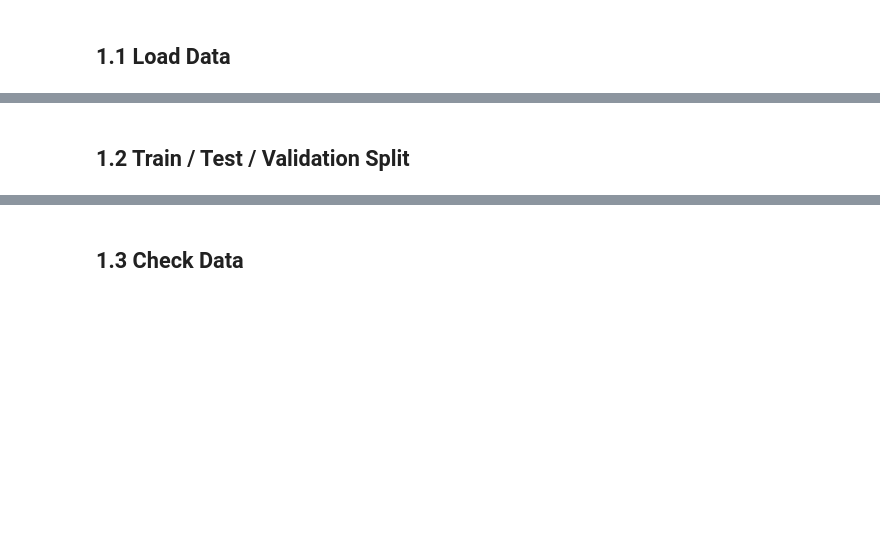
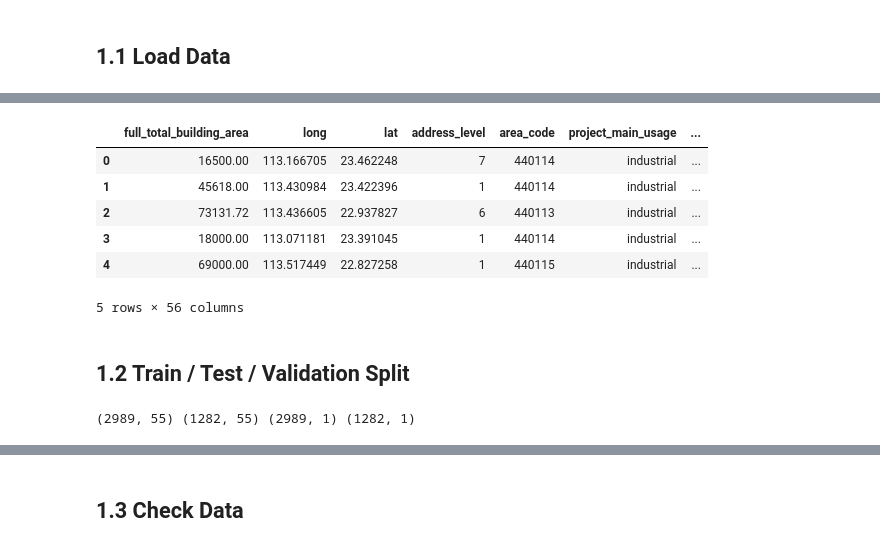
Before and after one commit to AthenaFlora/pytorch_neural_networks, a Jupyter notebook: notebooks/01_Regression/00_PyTorch_Regression.ipynb, the cells around one changed output, grey strips where cells are left out. Saved outputs shown, nothing was run; the diff lists cells and outputs as text; code cells hidden in the pictures; blank space fills up the shorter version.

```diff
--- a/notebooks/01_Regression/00_PyTorch_Regression.ipynb
+++ b/notebooks/01_Regression/00_PyTorch_Regression.ipynb
@@ -22,8 +31,8 @@ In this notebook we try to predict the median value of owner-occupied homes in $
 # %%
 # Define filepath
 file_path = os.path.join(os.path.dirname(os.path.dirname(os.getcwd())), 'data', 'housing')
-file_name = 'data_housing.csv'
+file_name = 'new_projects_data.csv'
+file_name = r'D:\Github\AthenaFlora\York\IndependentResearchProject\Train\Data\remove_outlier.csv'
 # %%
-# Load csv data
 df_housing = pd.read_csv(os.path.join(file_path, file_name), sep=',', encoding='utf-8')
-df_housing = df_housing.drop('B', axis=1)
+print(df_housing.columns)
@@ -29,0 +57,10 @@ df_housing = df_housing.drop('B', axis=1)
+# %%
+df_housing.head()
+# %% [output]
+|  | full_total_building_area | long | lat | address_level | area_code | project_main_usage | ... |
+| 0 | 16500.00 | 113.166705 | 23.462248 | 7 | 440114 | industrial | ... |
+| 1 | 45618.00 | 113.430984 | 23.422396 | 1 | 440114 | industrial | ... |
+| 2 | 73131.72 | 113.436605 | 22.937827 | 6 | 440113 | industrial | ... |
+| 3 | 18000.00 | 113.071181 | 23.391045 | 1 | 440114 | industrial | ... |
+| 4 | 69000.00 | 113.517449 | 22.827258 | 1 | 440115 | industrial | ... |
+5 rows × 56 columns
@@ -37,5 +115,10 @@ X, y = df_housing.drop('MEDV', axis=1), df_housing[['MEDV']]
 X_train, X_test, y_train, y_test = train_test_split(X,
                                                     y,
                                                     test_size=0.3,
-                                                    stratify=X.RAD,
+                                                    stratify=X.project_main_usage,
                                                     random_state=42)
+print(X_train.shape, X_test.shape, y_train.shape, y_test.shape)
+# check X_test's project_main_usage distribution
+# print(X_test['project_main_usage'].value_counts())
+# %% [output]
+(2989, 55) (1282, 55) (2989, 1) (1282, 1)
```
Also changed, not shown: parts of 35 cells of this notebook, 3 other files.
